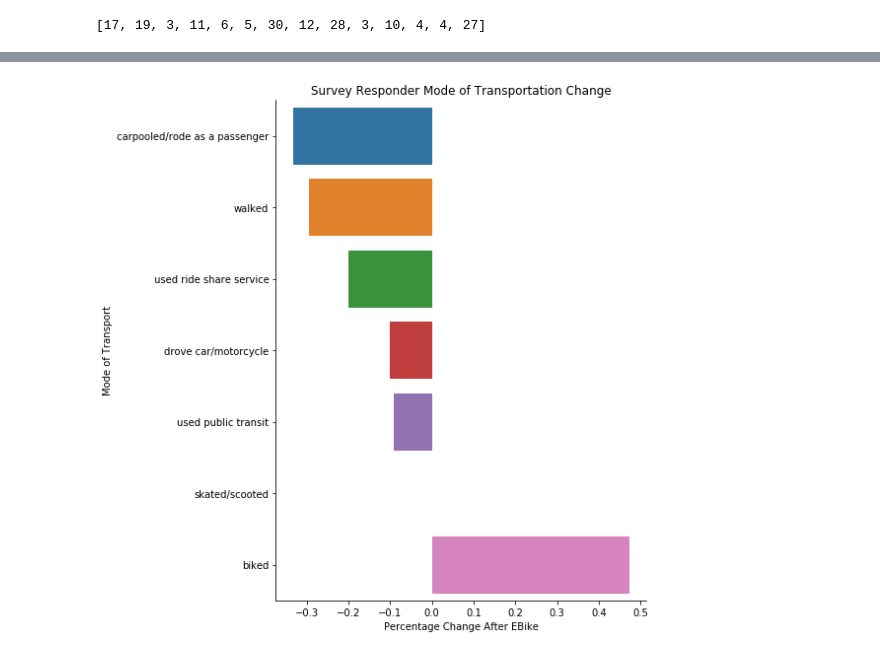
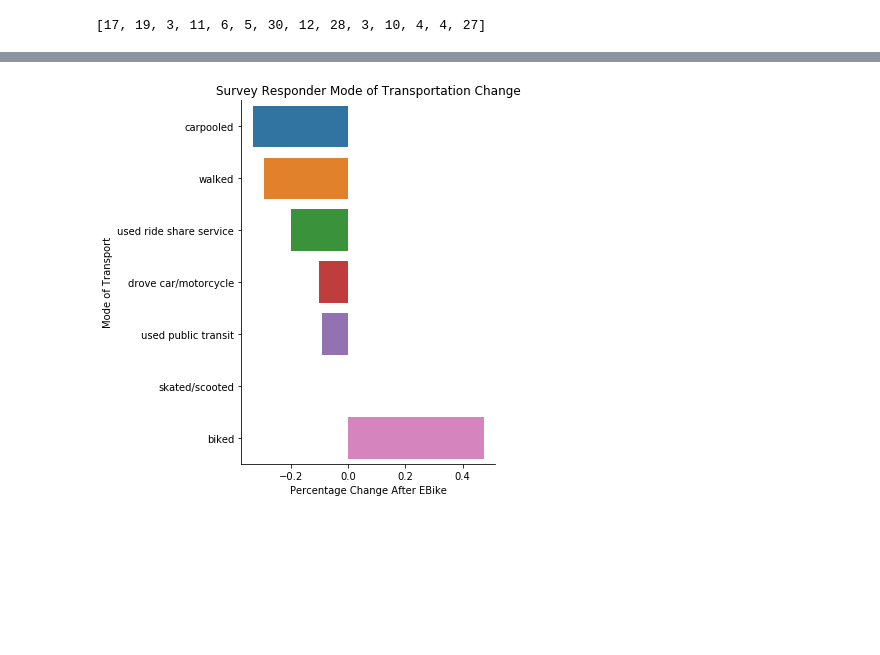
Before and after one commit to lindseytam/EBikeSurvey, a Jupyter notebook: notebook/analysis/01_summary_stats_ebike.ipynb, the cells around one changed output, grey strips where cells are left out. Cells and saved outputs as stored; diff of their text form; code cells hidden in the pictures; blank space fills up the shorter version.

```diff
--- a/notebook/analysis/01_summary_stats_ebike.ipynb
+++ b/notebook/analysis/01_summary_stats_ebike.ipynb
@@ -33,6 +33,8 @@ df.head()
 # %%
 #extract relevant collumn for transportation mode before and after
 transport_mode = list(df.columns[39:53])
+short_transport_mode = ['walked', 'biked', 'skated/scooted', 'used public transit',
+                      'carpooled', 'used ride share service', 'drove car/motorcycle']
 print(transport_mode)
 # %% [output]
 ['walked', 'biked', 'skated_/_scooted', 'used_public_transit', 'carpooled_/_rode_as_a_passenger', 'used_ride_share_service_(lyft/uber)', 'drove_car_/_motorcycle', 'walked.1', 'biked.1', 'skated_/_scoo ...
@@ -61,7 +63,7 @@ for i in range(unique_transports):
     percent_change.append(count[i+unique_transports]/count[i] - 1)
 
 transports[5] = 'used ride share service'
-res["mode_of_transport"] = transports
+res["mode_of_transport"] = short_transport_mode
 res["percentage_change"] = percent_change
 
 print(res)
@@ -77,18 +79,18 @@ print(res)
 # %%
 #Code got from David's previous semester project
 temp = res.sort_values('percentage_change', ascending = True)[['mode_of_transport', 'percentage_change']]
 
-g = sns.catplot(data = temp, y = 'mode_of_transport', x = 'percentage_change' ,orient = "h", kind = "bar", height = 8, legend=False)
+g = sns.catplot(data = temp, y = 'mode_of_transport', x = 'percentage_change' ,orient = "h", kind = "bar", height = 6, legend=False)
 g.despine()
 plt.ylabel('Mode of Transport')
 plt.xlabel('Percentage Change After EBike')
 plt.title('Survey Responder Mode of Transportation Change')
 plt.tight_layout()
 
 plt.savefig(fig_path + 'surver_responder_mode_of_transportation_change', fmt = 'png', dpi = 300)
 plt.show()
 # %% [output]
-[figure, old version]
+[figure, new version]
 # %%
 # Reorder it following the values:
 temp = res.sort_values('percentage_change', ascending = False)
```
Also changed, not shown: parts of 16 cells of this notebook, 4 other files.
